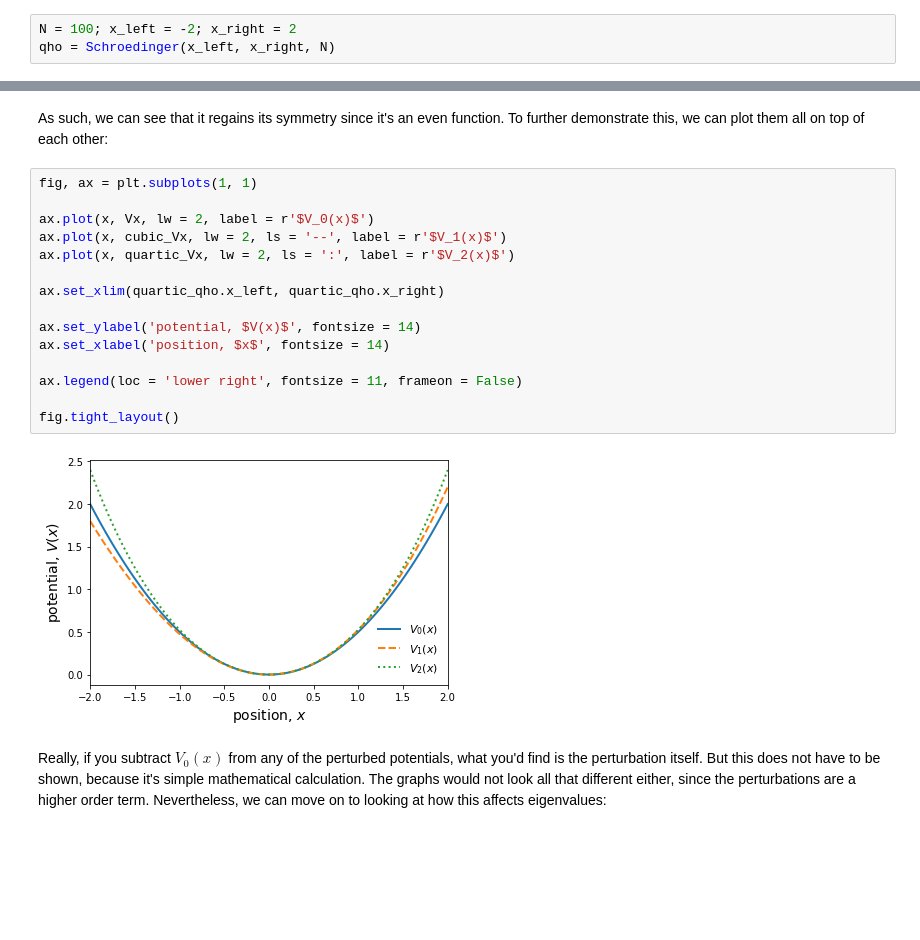
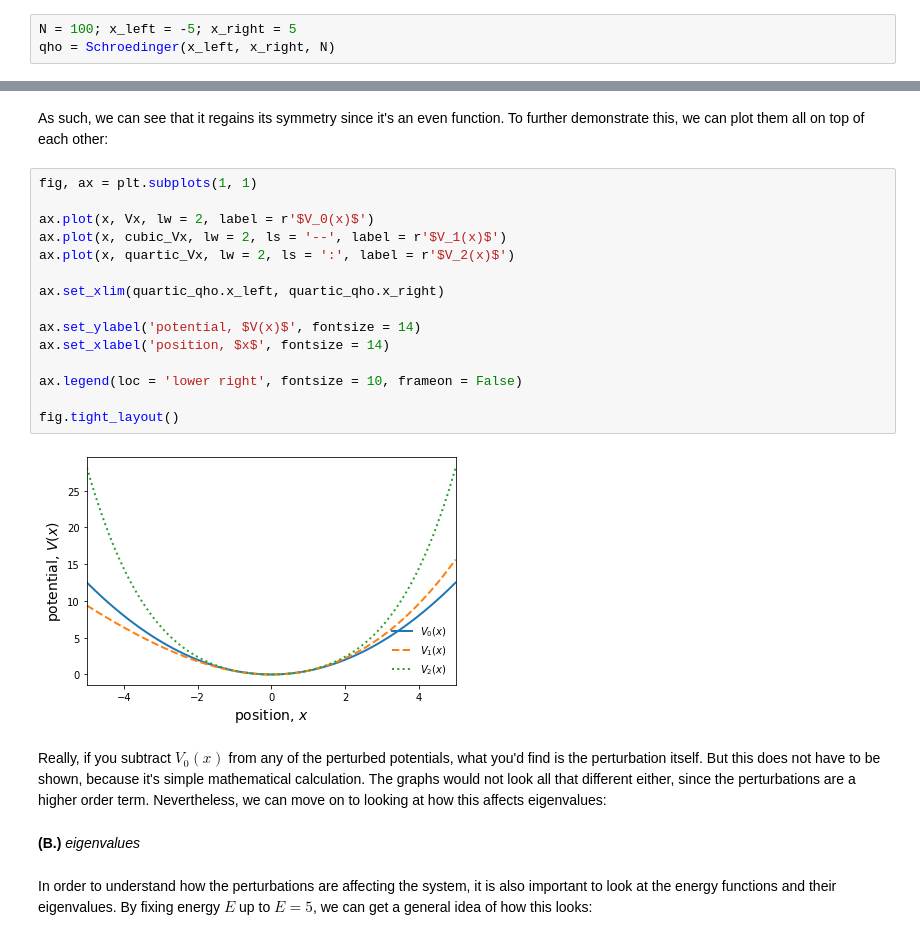
Before and after one commit to ubsuny/homework-2-pi-zero-w, a Jupyter notebook: Problem1.ipynb, the cells around one changed output, grey strips where cells are left out. Saved outputs shown, nothing was run; the diff lists cells and outputs as text; blank space fills up the shorter version.

```diff
--- a/Problem1.ipynb
+++ b/Problem1.ipynb
@@ -129,7 +129,7 @@ Note that I didn't change much, but I changed it such that `x_left`, `x_right`,
 
 I would make this system a big more expansive, but I do not want to over-extend the Raspberry Pi.
 # %%
-N = 100; x_left = -2; x_right = 2
+N = 100; x_left = -5; x_right = 5
 qho = Schroedinger(x_left, x_right, N)
 # %%
 # Creating the spacing to determine V(x):
@@ -226,19 +226,23 @@ As such, we can see that it regains its symmetry since it's an even function.  T
 # %%
 fig, ax = plt.subplots(1, 1)
 
 ax.plot(x, Vx, lw = 2, label = r'$V_0(x)$')
 ax.plot(x, cubic_Vx, lw = 2, ls = '--', label = r'$V_1(x)$')
 ax.plot(x, quartic_Vx, lw = 2, ls = ':', label = r'$V_2(x)$')
 
 ax.set_xlim(quartic_qho.x_left, quartic_qho.x_right)
 
 ax.set_ylabel('potential, $V(x)$', fontsize = 14)
 ax.set_xlabel('position, $x$', fontsize = 14)
 
-ax.legend(loc = 'lower right', fontsize = 11, frameon = False)
+ax.legend(loc = 'lower right', fontsize = 10, frameon = False)
 
 fig.tight_layout()
 # %% [output]
-[figure, old version]
+[figure, new version]
 # %% [markdown]
 Really, if you subtract $V_0(x)$ from any of the perturbed potentials, what you'd find is the perturbation itself.  But this does not have to be shown, because it's simple mathematical calculation.  The graphs would not look all that different either, since the perturbations are a higher order term.  Nevertheless, we can move on to looking at how this affects eigenvalues:
+# %% [markdown]
+**(B.)** _eigenvalues_
+# %% [markdown]
+In order to understand how the perturbations are affecting the system, it is also important to look at the energy functions and their eigenvalues.  By fixing energy $E$ up to $E = 5$, we can get a general idea of how this looks:
```
Also changed, not shown: parts of 18 cells of this notebook.
